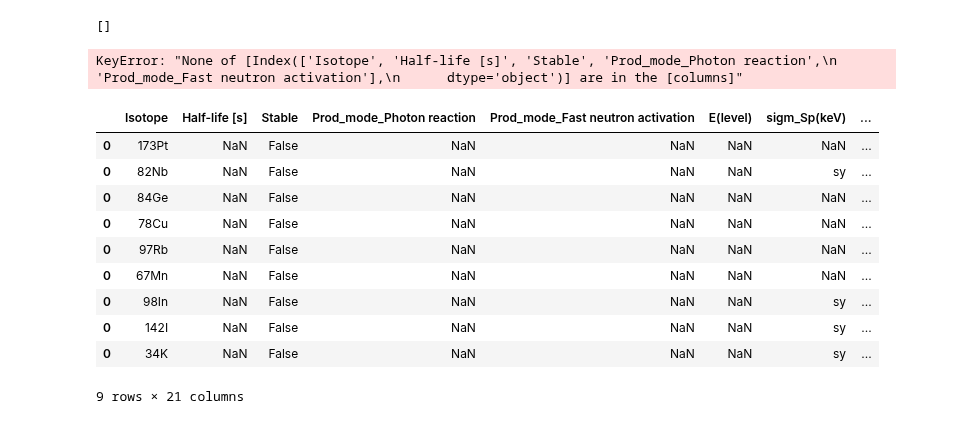
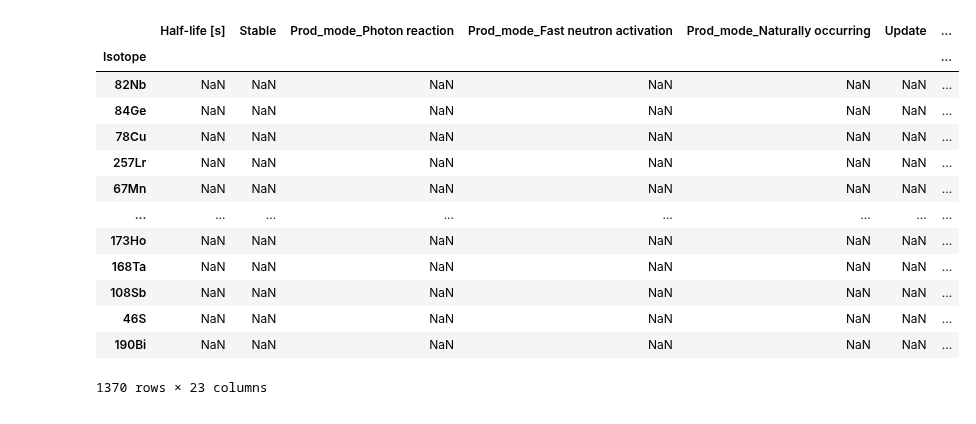
Before and after one commit to rzehumat/HPGeResAnalyzer, a Jupyter notebook: merge_data.ipynb, the cells around one changed output. Cells and saved outputs as stored; diff of their text form; code cells hidden in the pictures.

```diff
--- a/merge_data.ipynb
+++ b/merge_data.ipynb
@@ -4,31 +4,35 @@ import glob
 import pandas as pd
 # %%
 info_df = pd.DataFrame()
-for fname in glob.glob("downloads/ig_db/info*.csv")[:20]:
+for fname in glob.glob("downloads/ig_db/info*.csv"):
     df = pd.read_csv(fname, index_col=0)
     df["Isotope"] = fname.split("/")[-1].split("_")[1].split(".")[0]
     info_df = info_df.append(df)
 info_df.head()
+
+info_df = info_df.set_index("Isotope", drop=True)
 old_cols = info_df.columns.tolist()
-#print(info_df.columns.tolist())
-info_df = info_df.set_index("Isotope", drop=True)
 first_cols = ["Half-life [s]", "Stable", "Prod_mode_Photon reaction", "Prod_mode_Fast neutron activation"]
 new_cols = first_cols + list(set(old_cols) - set(first_cols))
 info_df = info_df[new_cols]
-# %% [output]
-[]
-KeyError: "None of [Index(['Isotope', 'Half-life [s]', 'Stable', 'Prod_mode_Photon reaction',\n       'Prod_mode_Fast neutron activation'],\n      dtype='object')] are in the [columns]"
+# %%
+info_df[info_df["sigm_Sn(keV)"] == "sy"] = float("NaN")
+# %%
+info_df[info_df["Stable"] == 1.0] = True
 # %%
-info_df[(info_df["Half-life [s]"].isna()) & (info_df["Stable"] == False)]
+info_df[info_df["Stable"].isna()]
 # %% [output]
-|  | Isotope | Half-life [s] | Stable | Prod_mode_Photon reaction | Prod_mode_Fast neutron activation | E(level) | sigm_Sp(keV) | ... |
-| 0 | 173Pt | NaN | False | NaN | NaN | NaN | NaN | ... |
-| 0 | 82Nb | NaN | False | NaN | NaN | NaN | sy | ... |
-| 0 | 84Ge | NaN | False | NaN | NaN | NaN | NaN | ... |
-| 0 | 78Cu | NaN | False | NaN | NaN | NaN | NaN | ... |
-| 0 | 97Rb | NaN | False | NaN | NaN | NaN | NaN | ... |
-| 0 | 67Mn | NaN | False | NaN | NaN | NaN | NaN | ... |
-| 0 | 98In | NaN | False | NaN | NaN | NaN | sy | ... |
-| 0 | 142I | NaN | False | NaN | NaN | NaN | sy | ... |
-| 0 | 34K | NaN | False | NaN | NaN | NaN | sy | ... |
+|  | Half-life [s] | Stable | Prod_mode_Photon reaction | Prod_mode_Fast neutron activation | Prod_mode_Naturally occurring | Update | ... |
+| Isotope |  |  |  |  |  |  | ... |
+| 82Nb | NaN | NaN | NaN | NaN | NaN | NaN | ... |
+| 84Ge | NaN | NaN | NaN | NaN | NaN | NaN | ... |
+| 78Cu | NaN | NaN | NaN | NaN | NaN | NaN | ... |
+| 257Lr | NaN | NaN | NaN | NaN | NaN | NaN | ... |
+| 67Mn | NaN | NaN | NaN | NaN | NaN | NaN | ... |
+| ... | ... | ... | ... | ... | ... | ... | ... |
+| 173Ho | NaN | NaN | NaN | NaN | NaN | NaN | ... |
+| 168Ta | NaN | NaN | NaN | NaN | NaN | NaN | ... |
+| 108Sb | NaN | NaN | NaN | NaN | NaN | NaN | ... |
+| 46S | NaN | NaN | NaN | NaN | NaN | NaN | ... |
+| 190Bi | NaN | NaN | NaN | NaN | NaN | NaN | ... |
-9 rows × 21 columns
+1370 rows × 23 columns
```
Also changed, not shown: parts of 2 cells of this notebook, 1 other file.
